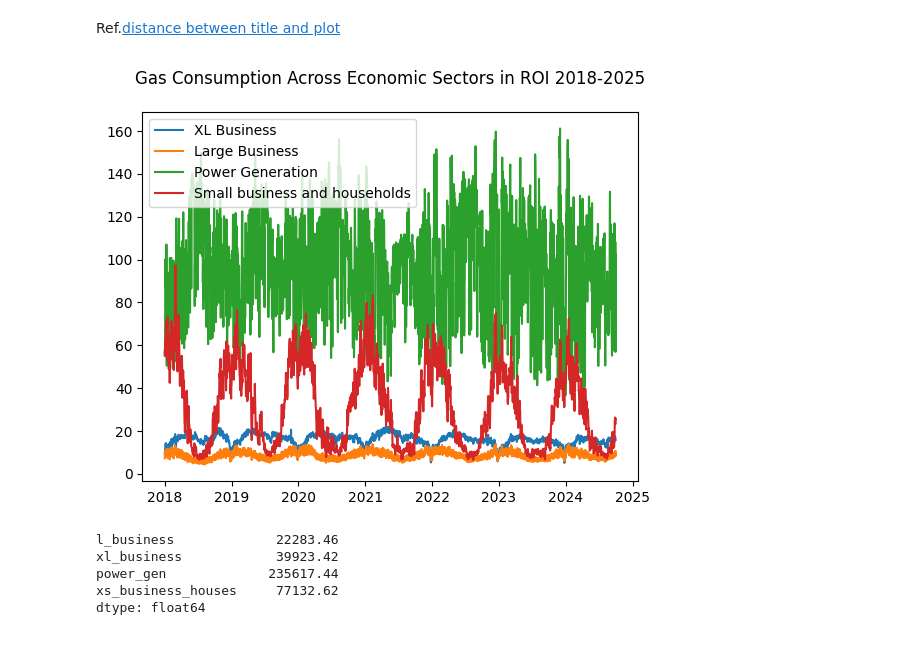
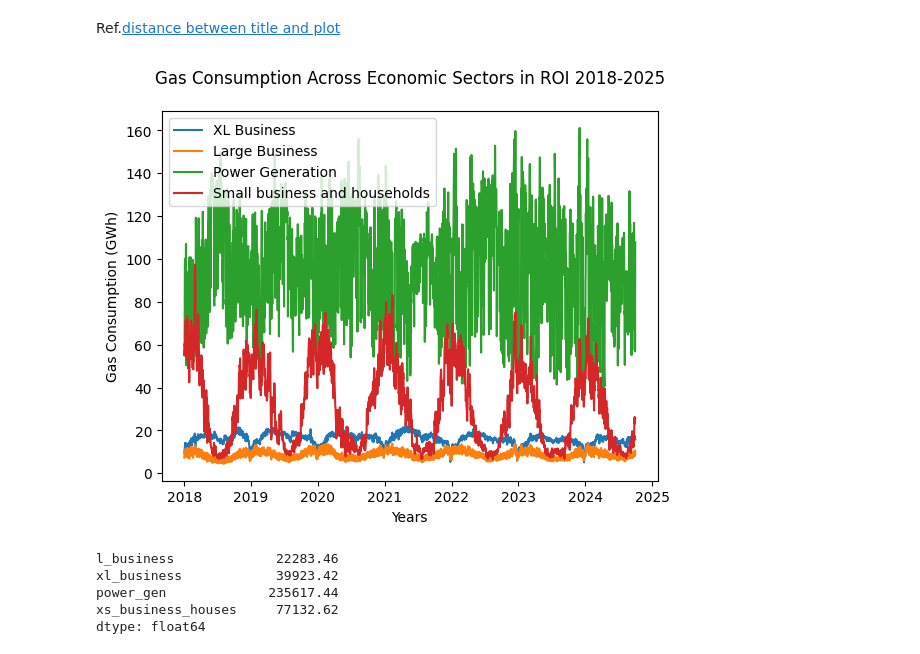
Before and after one commit to Kate-217/pogramming_for_data_analytics, a Jupyter notebook: project/project_2.ipynb, the cells around one changed output. Cells and saved outputs as stored; diff of their text form; code cells hidden in the pictures.

```diff
--- a/project/project_2.ipynb
+++ b/project/project_2.ipynb
@@ -96,16 +96,18 @@ Ref.[distance between title and plot](https://stackoverflow.com/questions/164196
 # %%
 fig,ax =plt.subplots()
 ax.plot(data['date'],data['xl_business'], label='XL Business')
 ax.plot(data['date'],data['l_business'], label='Large Business')
 ax.plot(data['date'],data['power_gen'], label='Power Generation')
 ax.plot(data['date'],data['xs_business_houses'], label='Small business and households')
+ax.set_xlabel("Years")
+ax.set_ylabel("Gas Consumption (GWh)")
 ax.legend()
 
 # `pad=20` increases the distance between the title and the plot
 plt.title("Gas Consumption Across Economic Sectors in ROI 2018-2025", pad=20)
 plt.show()
 # %% [output]
-[figure, old version]
+[figure, new version]
 # %%
 #Filtering data
 consumers_share = data[['l_business','xl_business','power_gen','xs_business_houses']].sum()
```
Also changed, not shown: parts of 4 cells of this notebook.
